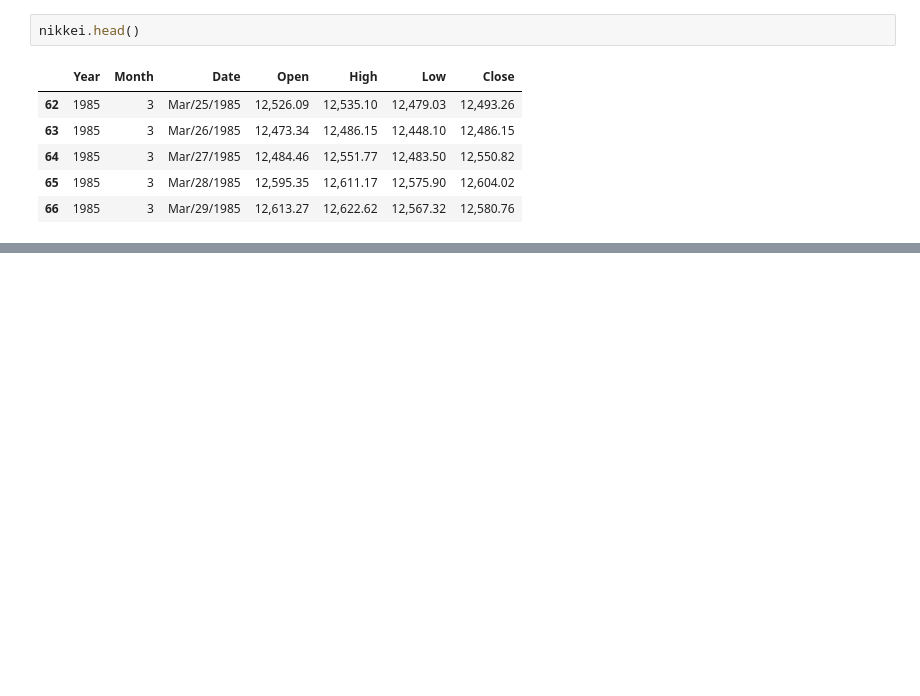
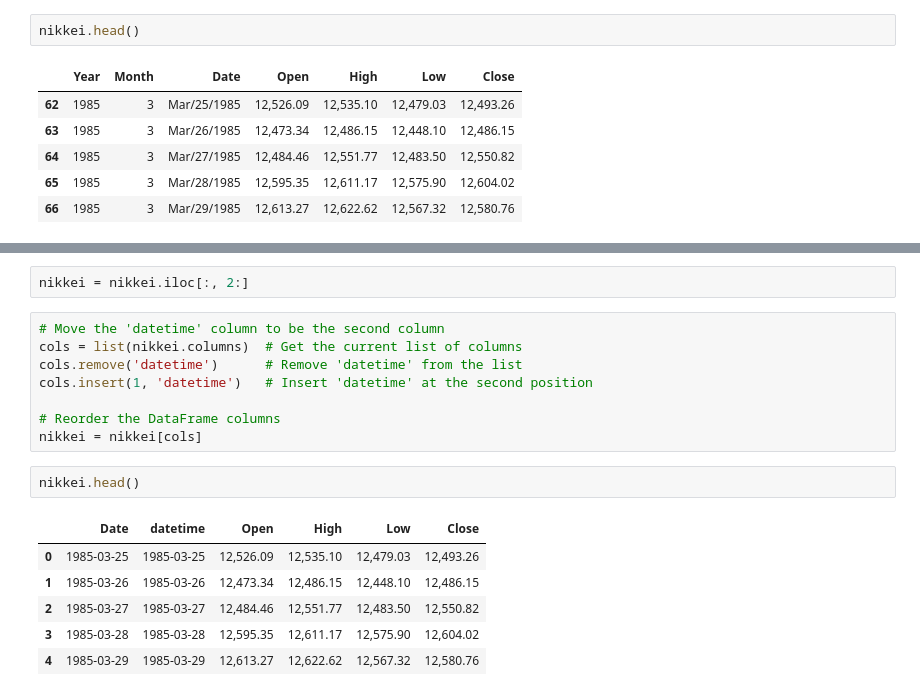
Before and after one commit to ghuckabe/DSTMarketAnalysis, a Jupyter notebook: nikkei_index.ipynb, the cells around one changed output, grey strips where cells are left out. Drawn from its saved outputs; the diff is of its cells as text; blank space fills up the shorter version.

```diff
--- a/nikkei_index.ipynb
+++ b/nikkei_index.ipynb
@@ -109,0 +143,19 @@ nikkei.head()
+# %%
+nikkei = nikkei.iloc[:, 2:]
+# %%
+# Move the 'datetime' column to be the second column
+cols = list(nikkei.columns)  # Get the current list of columns
+cols.remove('datetime')      # Remove 'datetime' from the list
+cols.insert(1, 'datetime')   # Insert 'datetime' at the second position
+
+# Reorder the DataFrame columns
+nikkei = nikkei[cols]
+# %%
+nikkei.head()
+# %% [output]
+|  | Date | datetime | Open | High | Low | Close |
+| 0 | 1985-03-25 | 1985-03-25 | 12,526.09 | 12,535.10 | 12,479.03 | 12,493.26 |
+| 1 | 1985-03-26 | 1985-03-26 | 12,473.34 | 12,486.15 | 12,448.10 | 12,486.15 |
+| 2 | 1985-03-27 | 1985-03-27 | 12,484.46 | 12,551.77 | 12,483.50 | 12,550.82 |
+| 3 | 1985-03-28 | 1985-03-28 | 12,595.35 | 12,611.17 | 12,575.90 | 12,604.02 |
+| 4 | 1985-03-29 | 1985-03-29 | 12,613.27 | 12,622.62 | 12,567.32 | 12,580.76 |
```
Also changed, not shown: parts of 6 cells of this notebook.
